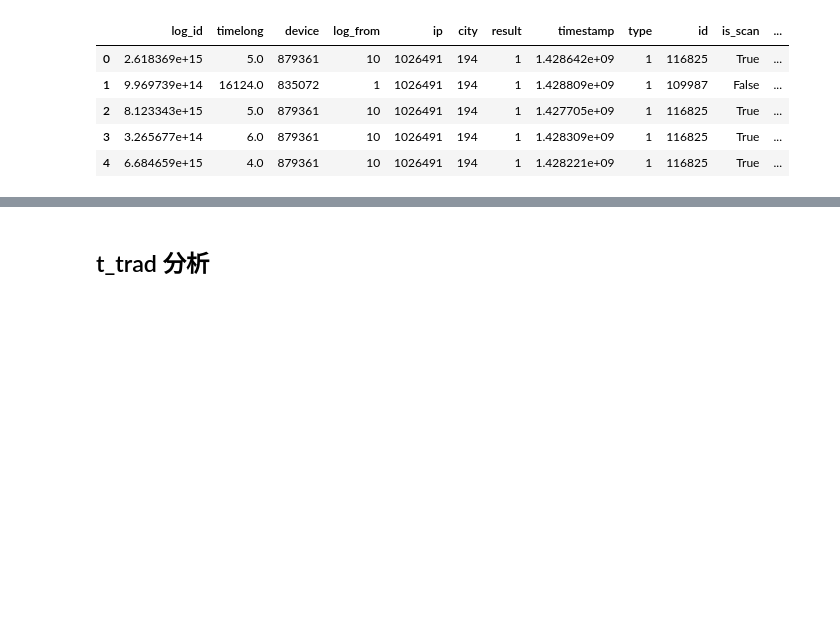
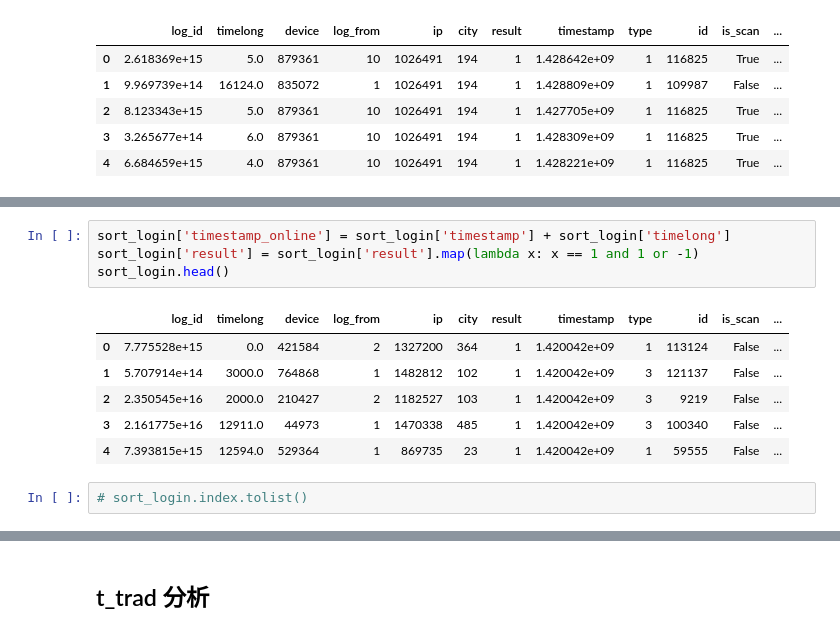
Before and after one commit to hadoop73/jdd, a Jupyter notebook: codes/data_view.ipynb, the cells around one changed output, grey strips where cells are left out. Drawn from its saved outputs; the diff is of its cells as text; blank space fills up the shorter version.

```diff
--- a/codes/data_view.ipynb
+++ b/codes/data_view.ipynb
@@ -18,0 +29,13 @@ t_login.head()
+# %%
+sort_login['timestamp_online'] = sort_login['timestamp'] + sort_login['timelong']
+sort_login['result'] = sort_login['result'].map(lambda x: x == 1 and 1 or -1)
+sort_login.head()
+# %% [output]
+|  | log_id | timelong | device | log_from | ip | city | result | timestamp | type | id | is_scan | ... |
+| 0 | 7.775528e+15 | 0.0 | 421584 | 2 | 1327200 | 364 | 1 | 1.420042e+09 | 1 | 113124 | False | ... |
+| 1 | 5.707914e+14 | 3000.0 | 764868 | 1 | 1482812 | 102 | 1 | 1.420042e+09 | 3 | 121137 | False | ... |
+| 2 | 2.350545e+16 | 2000.0 | 210427 | 2 | 1182527 | 103 | 1 | 1.420042e+09 | 3 | 9219 | False | ... |
+| 3 | 2.161775e+16 | 12911.0 | 44973 | 1 | 1470338 | 485 | 1 | 1.420042e+09 | 3 | 100340 | False | ... |
+| 4 | 7.393815e+15 | 12594.0 | 529364 | 1 | 869735 | 23 | 1 | 1.420042e+09 | 1 | 59555 | False | ... |
+# %%
+# sort_login.index.tolist()
```
Also changed, not shown: parts of 8 cells of this notebook, 19 other files.
